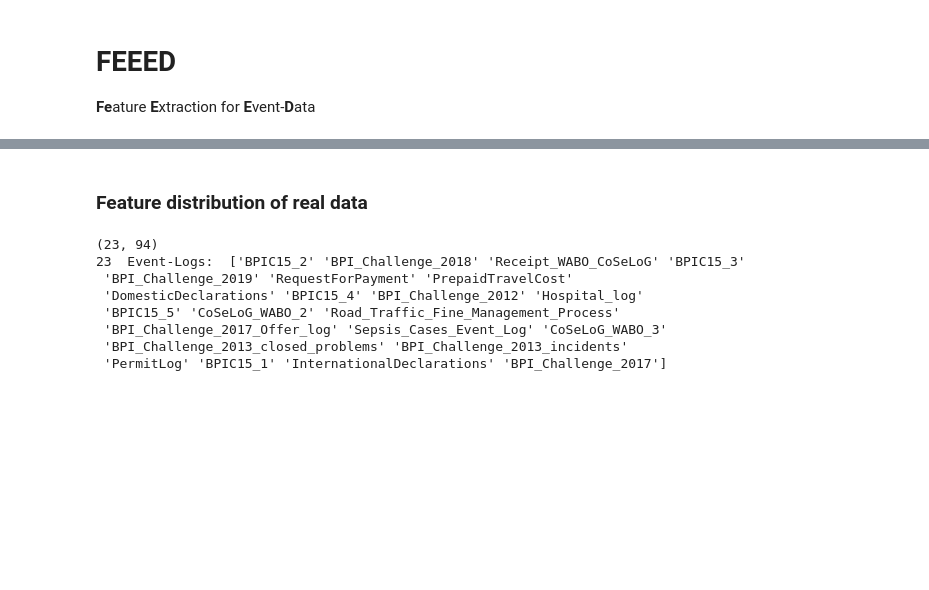
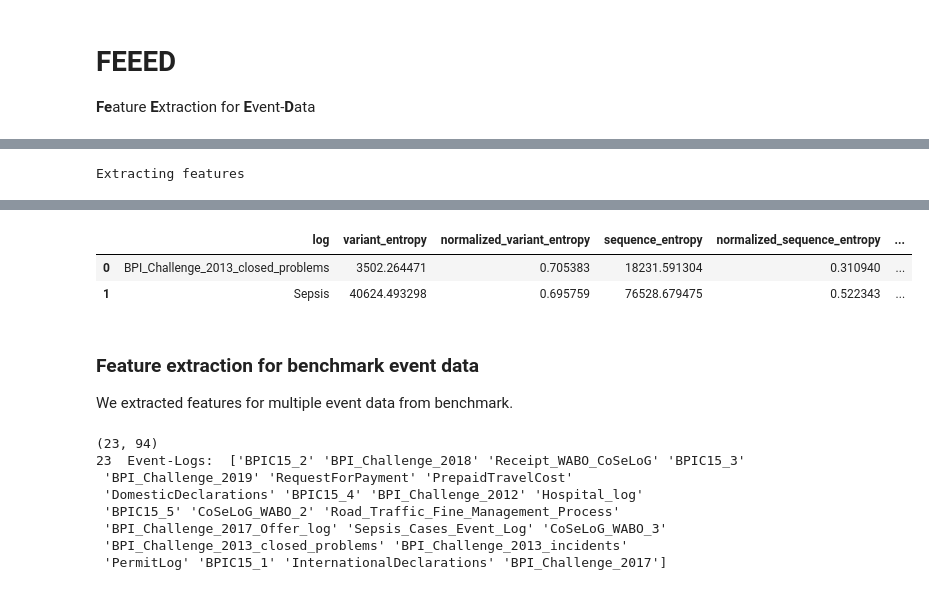
Before and after one commit to lmu-dbs/feeed, a Jupyter notebook: demo.ipynb, the cells around one changed output, grey strips where cells are left out. Cells and saved outputs as stored; diff of their text form; code cells hidden in the pictures; blank space fills up the shorter version.

```diff
--- a/demo.ipynb
+++ b/demo.ipynb
@@ -24,0 +40,17 @@ SUCCESSFULLY: 101 features for Sepsis.xes took 0:00:35.947614 sec.
+# %%
+path = "test_logs"
+combined_features = pd.DataFrame()
+
+print("Extracting features")
+
+file_names = tqdm(sort_files(os.listdir(path)))
+print(file_names)
+for file in file_names:
+
+    features = extract_features(path+"/"+file, ['complexity'])
+    temp = pd.DataFrame.from_dict([features])
+    combined_features = pd.concat([combined_features, temp], ignore_index=True)
+
+combined_features
+# %% [output]
+Extracting features
@@ -25,3 +61,7 @@ SUCCESSFULLY: 101 features for Sepsis.xes took 0:00:35.947614 sec.
+|  | log | variant_entropy | normalized_variant_entropy | sequence_entropy | normalized_sequence_entropy | ... |
+| 0 | BPI_Challenge_2013_closed_problems | 3502.264471 | 0.705383 | 18231.591304 | 0.310940 | ... |
+| 1 | Sepsis | 40624.493298 | 0.695759 | 76528.679475 | 0.522343 | ... |
 # %% [markdown]
-### Feature distribution of real data
+### Feature extraction for benchmark event data
+We extracted features for multiple event data from benchmark.
 # %%
```
Also changed, not shown: parts of 14 cells of this notebook.
